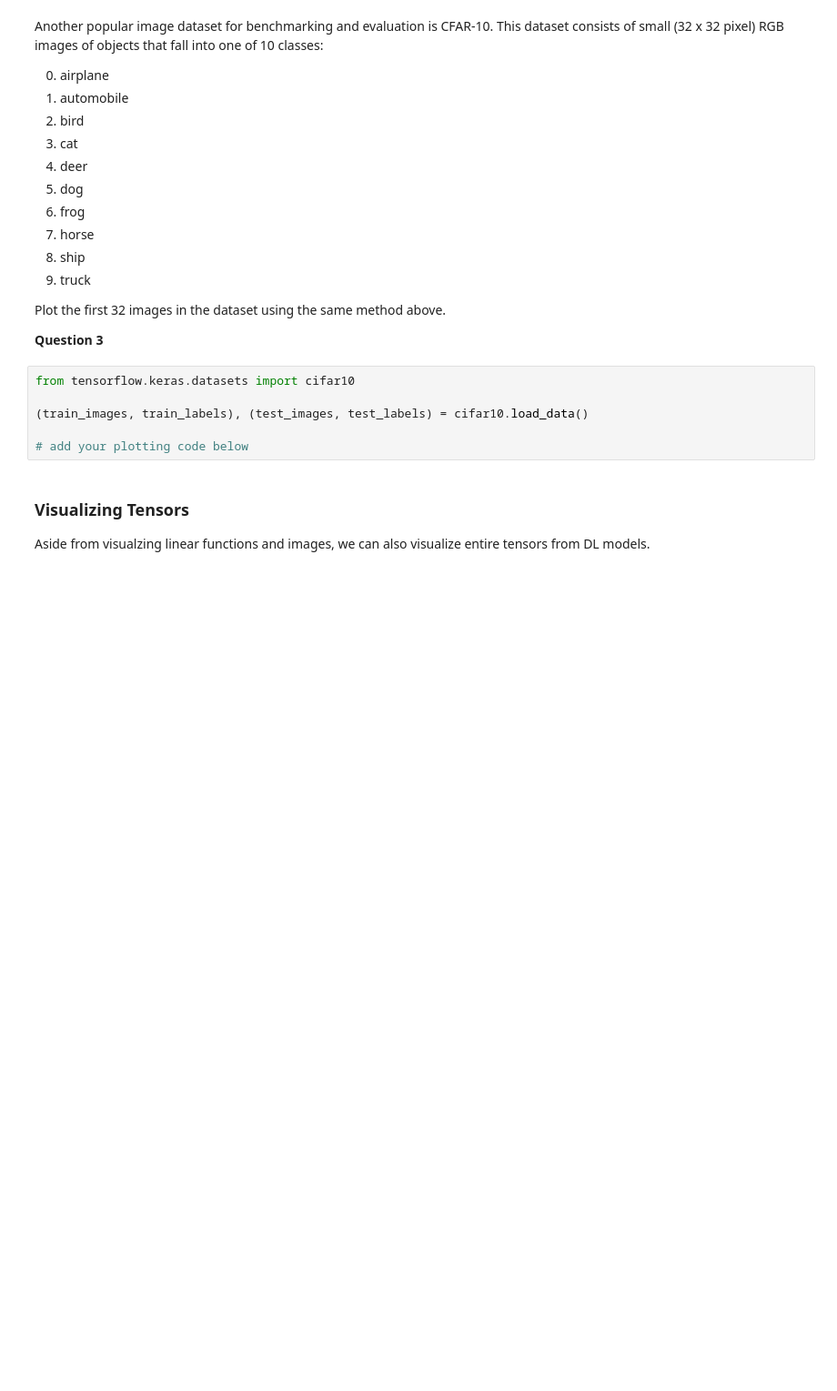
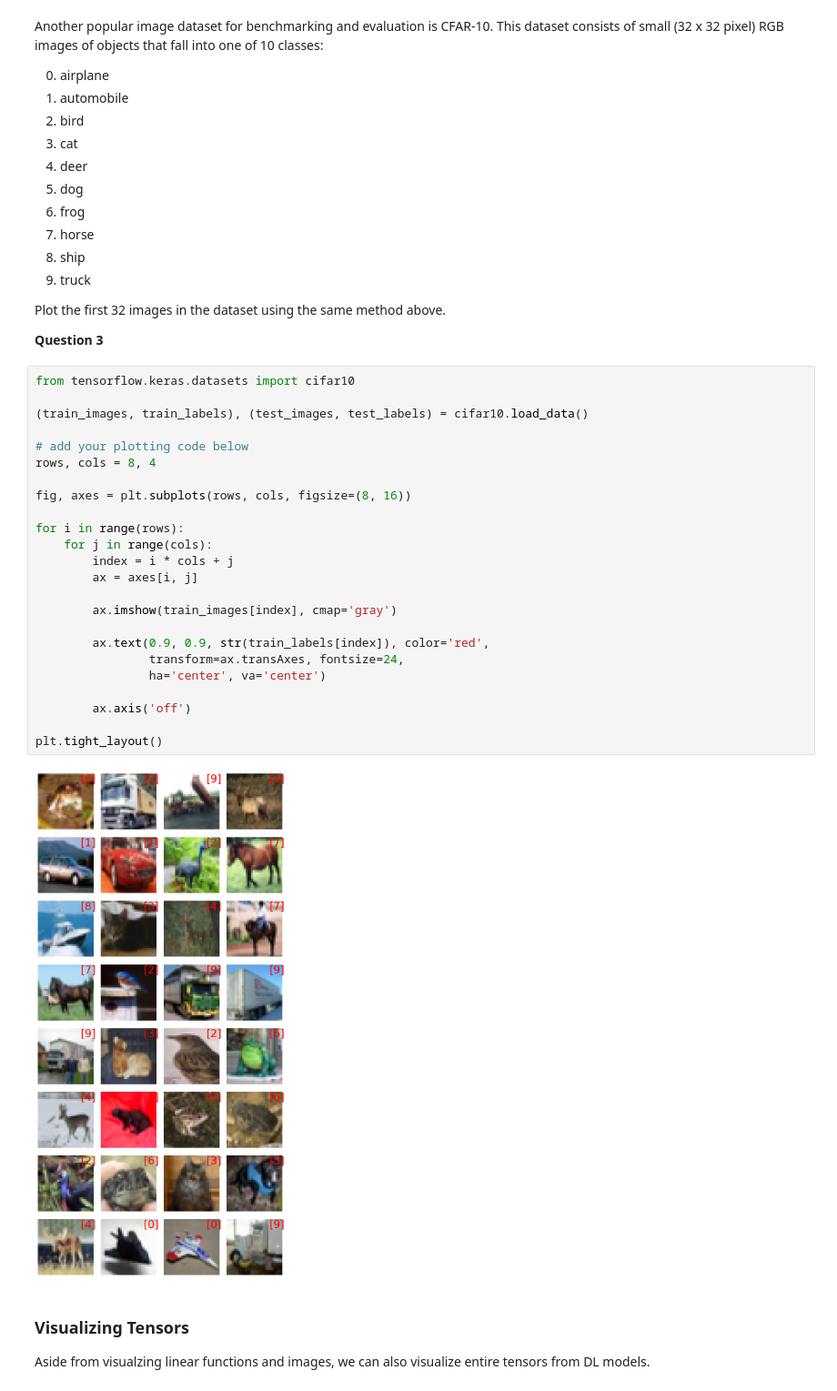
Before and after one commit to lee-53/ECE-4380-F25, a Jupyter notebook: Clear_NumpyTFandVisualization.ipynb, the cells around one changed output. Shown at 91% size. Drawn from its saved outputs; the diff is of its cells as text; blank space fills up the shorter version.

```diff
--- a/Clear_NumpyTFandVisualization.ipynb
+++ b/Clear_NumpyTFandVisualization.ipynb
@@ -116,12 +155,32 @@ Another popular image dataset for benchmarking and evaluation is CFAR-10. This d
 Plot the first 32 images in the dataset using the same method above.
 
 **Question 3**
-# %%
-from tensorflow.keras.datasets import cifar10
-
-(train_images, train_labels), (test_images, test_labels) = cifar10.load_data()
-
-# add your plotting code below
+# %%
+from tensorflow.keras.datasets import cifar10
+
+(train_images, train_labels), (test_images, test_labels) = cifar10.load_data()
+
+# add your plotting code below
+rows, cols = 8, 4
+
+fig, axes = plt.subplots(rows, cols, figsize=(8, 16))
+
+for i in range(rows):
+    for j in range(cols):
+        index = i * cols + j
+        ax = axes[i, j]
+
+        ax.imshow(train_images[index], cmap='gray')
+
+        ax.text(0.9, 0.9, str(train_labels[index]), color='red',
+                transform=ax.transAxes, fontsize=24,
+                ha='center', va='center')
+
+        ax.axis('off')
+
+plt.tight_layout()
+# %% [output]
+[figure, added]
 # %% [markdown]
 ### Visualizing Tensors
 
```
Also changed, not shown: parts of 15 cells of this notebook.
